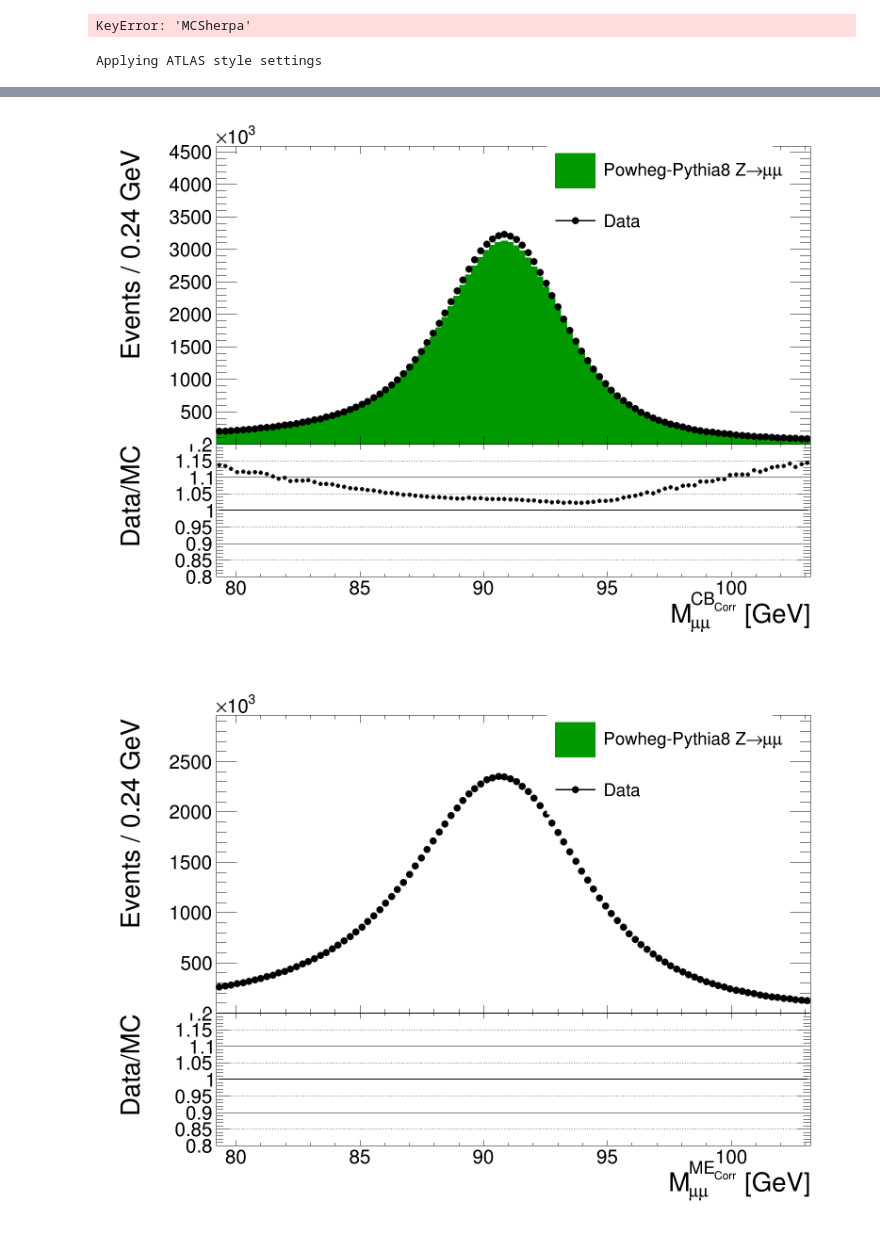
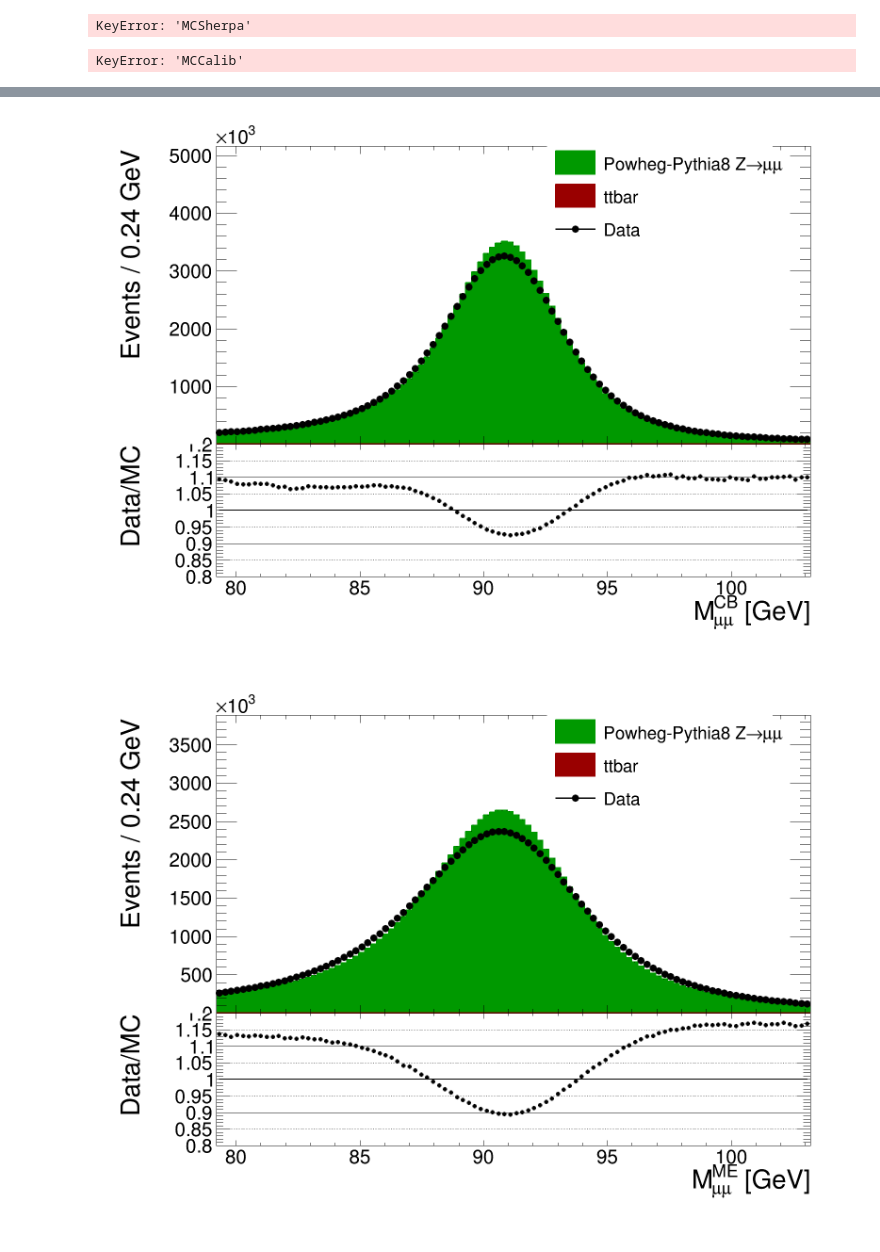
Before and after one commit to luadamek/PyMomentumValidation, a Jupyter notebook: TestPlotting.ipynb, the cells around one changed output, grey strips where cells are left out. Drawn from its saved outputs; the diff is of its cells as text; code cells hidden in the pictures.

Commit message:
Final update for v05 ntuples. Plot afb

```diff
--- a/TestPlotting.ipynb
+++ b/TestPlotting.ipynb
@@ -7,7 +7,7 @@ atlasplots.set_atlas_style()
 Welcome to JupyROOT 6.14/04
 Applying ATLAS style settings
 # %%
-hm = HistogramManager("/project/def-psavard/ladamek/momentumvalidationoutput/Mar9_v03_v2_nocalib/Output.root")
+hm = HistogramManager("/project/def-psavard/ladamek/momentumvalidationoutput/Mar10_v05_nocalib/Output.root")
 hm.list_histograms("Mass")
 hm.list_histograms("PT")
 hm.list_histograms("Weight")
@@ -77,14 +77,16 @@ from plotting_utils import draw_data_vs_mc
 import ROOT
 for varname in ["ID","CB", "ME"]:
     hname = hname_base.format(varname)
-    histograms = hm.get_histograms(hname, channels=["MCCalib", "Data"])
+    histograms = hm.get_histograms(hname, channels=["MC", "MCTTbar", "Data"])
+    data_scale = histograms["Data"].Integral()
+    histograms["MC"].Scale(data_scale/histograms["MC"].Integral())
     ratio = draw_data_vs_mc(histograms,\
                     ratio_min = 0.8,\
                     ratio_max = 1.2,\
-                    colours = {"MCCalib":ROOT.kGreen +2, "Data":ROOT.kBlack},\
-                    legend_labels = {"Data":"Data", "MCCalib":"Powheg-Pythia8 Z#rightarrow#mu#mu"},\
+                    colours = {"MC":ROOT.kGreen +2,"MCTTbar":ROOT.kRed +2, "Data":ROOT.kBlack},\
+                    legend_labels = {"Data":"Data", "MC":"Powheg-Pythia8 Z#rightarrow#mu#mu","MCTTbar":"ttbar"},\
                     legend_coordinates = (0.6, 0.6, 0.9, 0.9),\
-                    x_axis_label = "M_{#mu#mu}^{"+varname+"}_{Corr} [GeV]",\
+                    x_axis_label = "M_{#mu#mu}^{"+varname+"} [GeV]",\
                     y_axis_label="Events",\
                     logy=False,\
                     extra_descr="",\
@@ -136,4 +138,4 @@ for varname in ["ID", "ME"]:
                     plot_dir = "plots",\
                     datakey = "Data")
 # %% [output]
-Applying ATLAS style settings
+KeyError: 'MCCalib'
@@ -149,2 +155,2 @@ Info in <TCanvas::Print>: pdf file plots/Pair_ID_PtMCCalib Pair_ID_PtData.pdf ha
-[figure, old version]
+[figure, new version]
-[figure, old version]
+[figure, new version]
```
Also changed, not shown: parts of 2 cells of this notebook, 12 other files.
